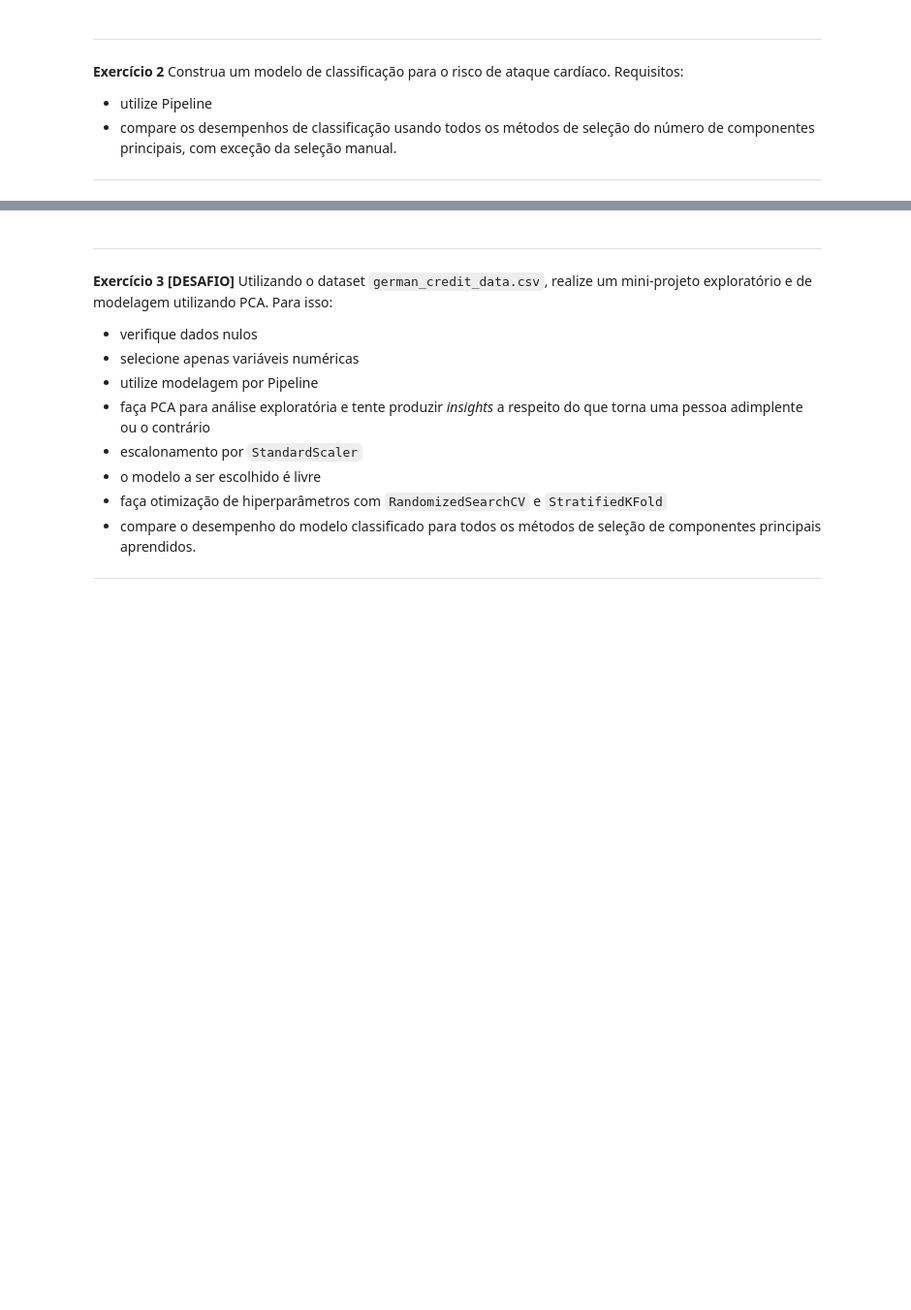
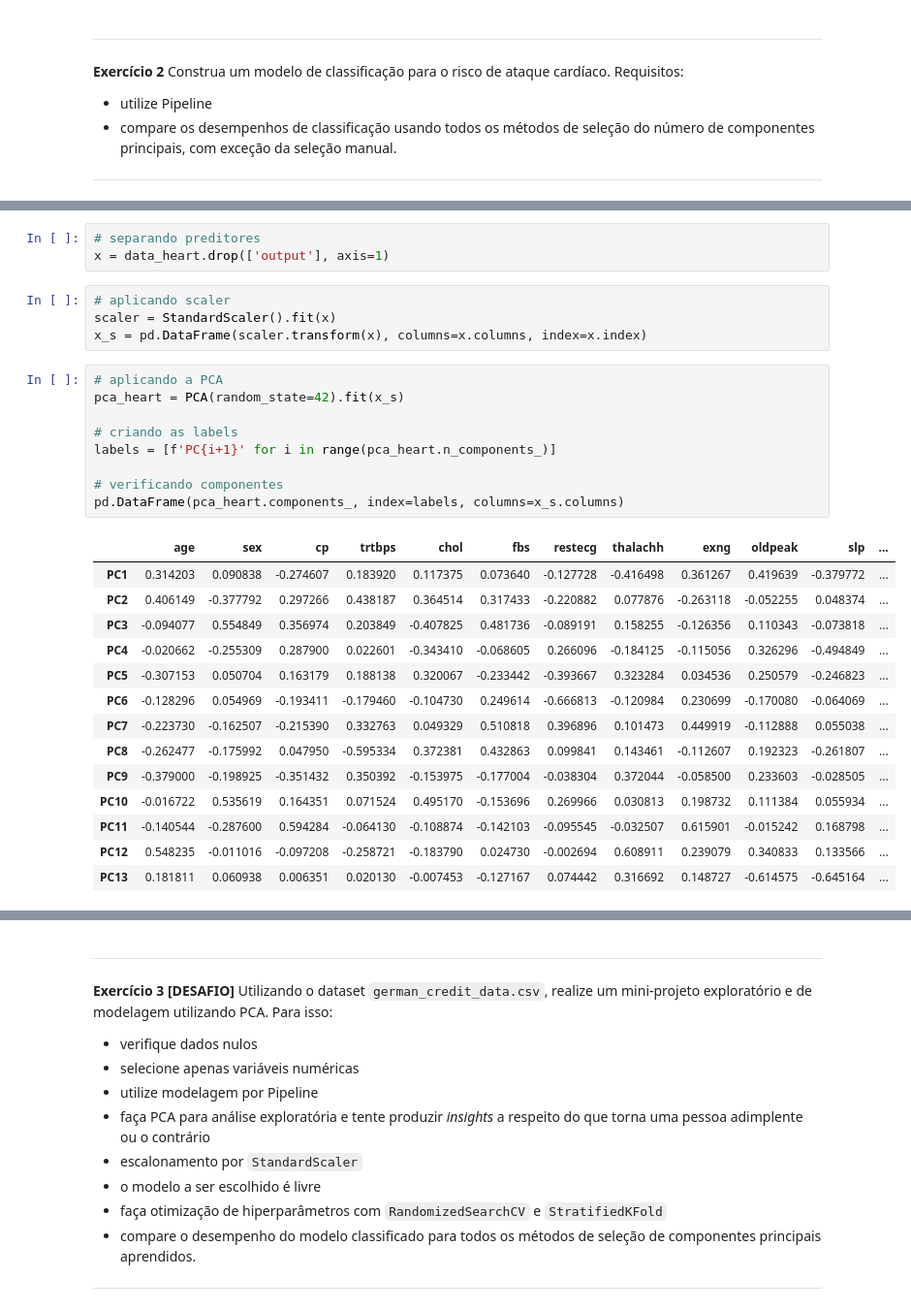
Before and after one commit to joaopasini/letscode_repository, a Jupyter notebook: Módulo 11 - Machine Learning III/Aula_1_ReducaoDimensionalidade_alunos.ipynb, the cells around one changed output, grey strips where cells are left out. Shown at 97% size. Saved outputs shown, nothing was run; the diff lists cells and outputs as text; blank space fills up the shorter version.

```diff
--- a/Módulo 11 - Machine Learning III/Aula_1_ReducaoDimensionalidade_alunos.ipynb
+++ b/Módulo 11 - Machine Learning III/Aula_1_ReducaoDimensionalidade_alunos.ipynb
@@ -302,0 +331,31 @@ Nesse caso, o número de componentes a ser considerado, deveria ser apenas 1.
+# %%
+# separando preditores
+x = data_heart.drop(['output'], axis=1)
+# %%
+# aplicando scaler
+scaler = StandardScaler().fit(x)
+x_s = pd.DataFrame(scaler.transform(x), columns=x.columns, index=x.index)
+# %%
+# aplicando a PCA
+pca_heart = PCA(random_state=42).fit(x_s)
+
+# criando as labels
+labels = [f'PC{i+1}' for i in range(pca_heart.n_components_)]
+
+# verificando componentes
+pd.DataFrame(pca_heart.components_, index=labels, columns=x_s.columns)
+# %% [output]
+|  | age | sex | cp | trtbps | chol | fbs | restecg | thalachh | exng | oldpeak | slp | ... |
+| PC1 | 0.314203 | 0.090838 | -0.274607 | 0.183920 | 0.117375 | 0.073640 | -0.127728 | -0.416498 | 0.361267 | 0.419639 | -0.379772 | ... |
+| PC2 | 0.406149 | -0.377792 | 0.297266 | 0.438187 | 0.364514 | 0.317433 | -0.220882 | 0.077876 | -0.263118 | -0.052255 | 0.048374 | ... |
+| PC3 | -0.094077 | 0.554849 | 0.356974 | 0.203849 | -0.407825 | 0.481736 | -0.089191 | 0.158255 | -0.126356 | 0.110343 | -0.073818 | ... |
+| PC4 | -0.020662 | -0.255309 | 0.287900 | 0.022601 | -0.343410 | -0.068605 | 0.266096 | -0.184125 | -0.115056 | 0.326296 | -0.494849 | ... |
+| PC5 | -0.307153 | 0.050704 | 0.163179 | 0.188138 | 0.320067 | -0.233442 | -0.393667 | 0.323284 | 0.034536 | 0.250579 | -0.246823 | ... |
+| PC6 | -0.128296 | 0.054969 | -0.193411 | -0.179460 | -0.104730 | 0.249614 | -0.666813 | -0.120984 | 0.230699 | -0.170080 | -0.064069 | ... |
+| PC7 | -0.223730 | -0.162507 | -0.215390 | 0.332763 | 0.049329 | 0.510818 | 0.396896 | 0.101473 | 0.449919 | -0.112888 | 0.055038 | ... |
+| PC8 | -0.262477 | -0.175992 | 0.047950 | -0.595334 | 0.372381 | 0.432863 | 0.099841 | 0.143461 | -0.112607 | 0.192323 | -0.261807 | ... |
+| PC9 | -0.379000 | -0.198925 | -0.351432 | 0.350392 | -0.153975 | -0.177004 | -0.038304 | 0.372044 | -0.058500 | 0.233603 | -0.028505 | ... |
+| PC10 | -0.016722 | 0.535619 | 0.164351 | 0.071524 | 0.495170 | -0.153696 | 0.269966 | 0.030813 | 0.198732 | 0.111384 | 0.055934 | ... |
+| PC11 | -0.140544 | -0.287600 | 0.594284 | -0.064130 | -0.108874 | -0.142103 | -0.095545 | -0.032507 | 0.615901 | -0.015242 | 0.168798 | ... |
+| PC12 | 0.548235 | -0.011016 | -0.097208 | -0.258721 | -0.183790 | 0.024730 | -0.002694 | 0.608911 | 0.239079 | 0.340833 | 0.133566 | ... |
+| PC13 | 0.181811 | 0.060938 | 0.006351 | 0.020130 | -0.007453 | -0.127167 | 0.074442 | 0.316692 | 0.148727 | -0.614575 | -0.645164 | ... |
```
Also changed, not shown: parts of 6 cells of this notebook, 14 other files.
